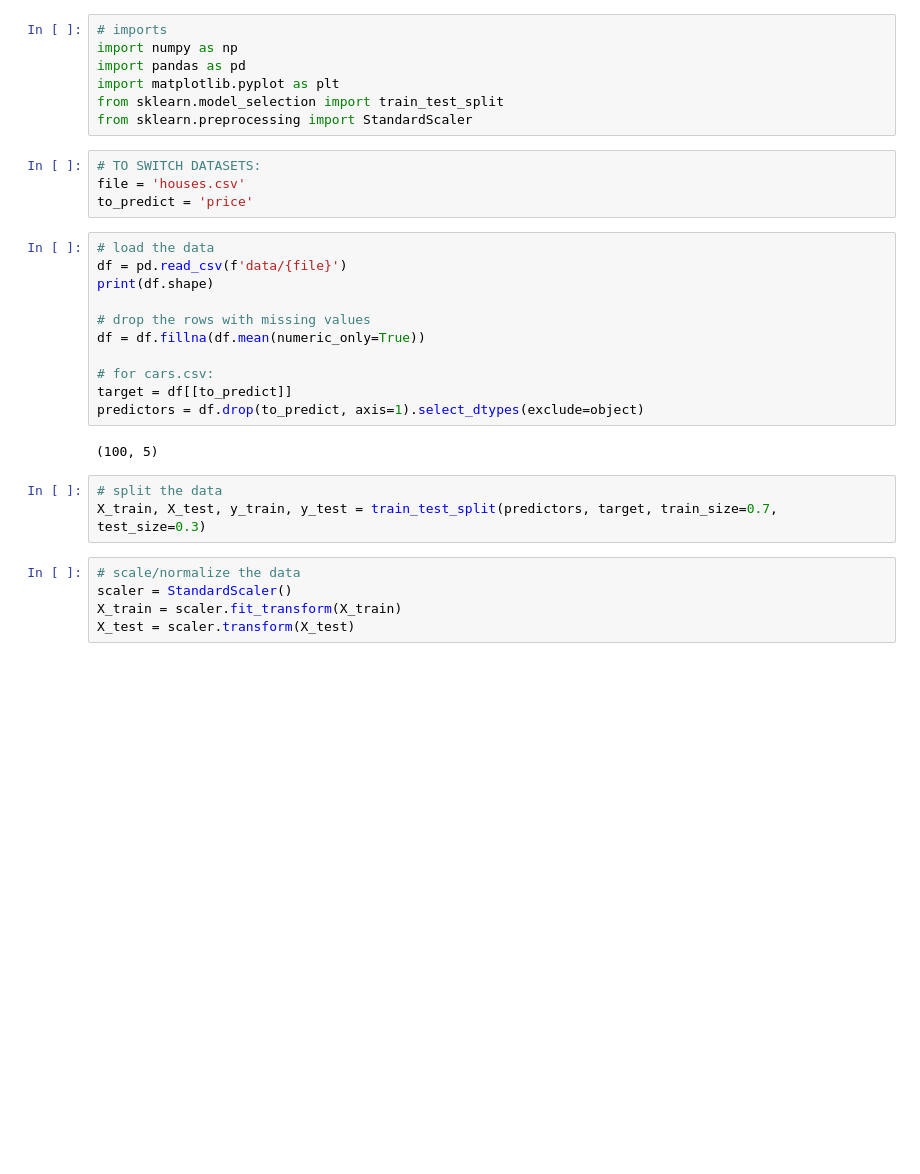
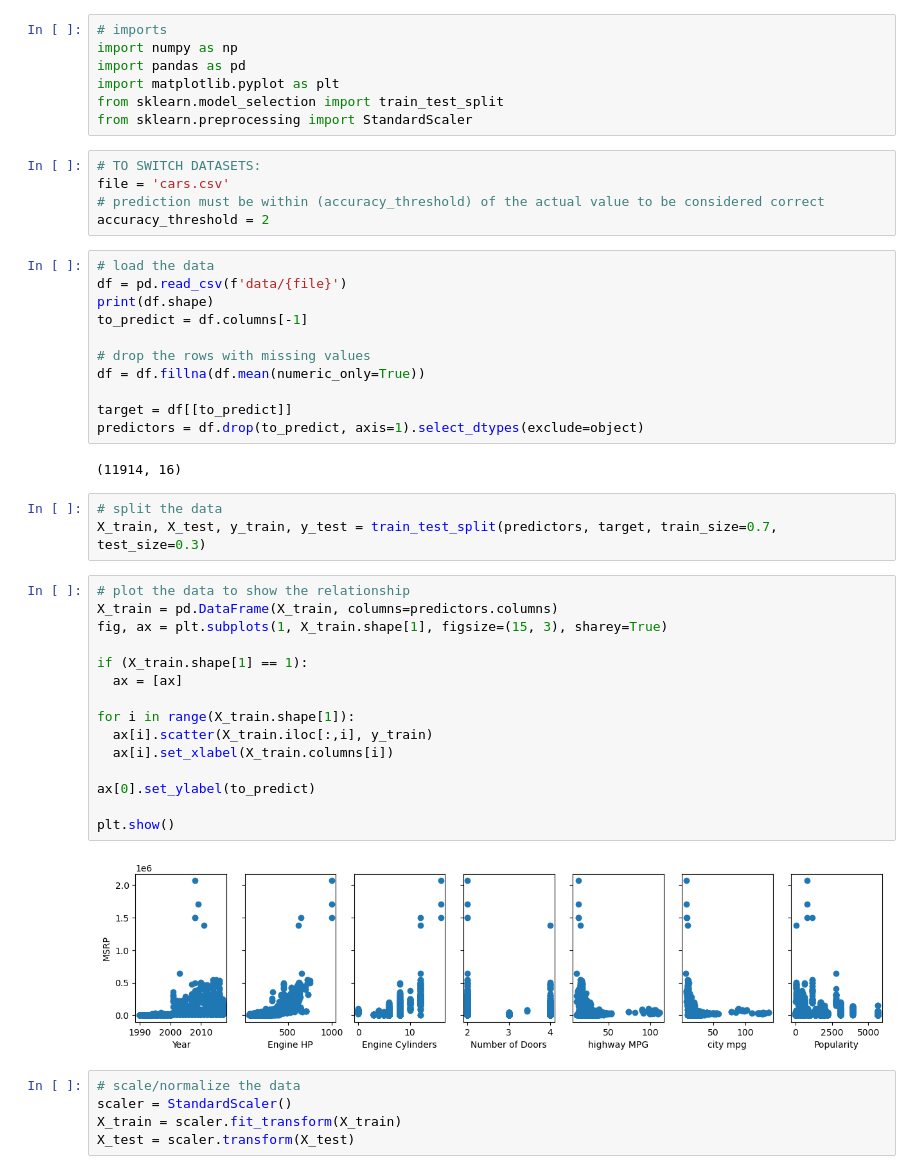
Before and after one commit to jaimanm/linear-regressor, a Jupyter notebook: main.ipynb, the cells around one changed output. Saved outputs shown, nothing was run; the diff lists cells and outputs as text; blank space fills up the shorter version.

```diff
--- a/main.ipynb
+++ b/main.ipynb
@@ -7,26 +7,44 @@ import pandas as pd
 import matplotlib.pyplot as plt
 from sklearn.model_selection import train_test_split
 from sklearn.preprocessing import StandardScaler
-# %%
-# TO SWITCH DATASETS:
-file = 'houses.csv'
-to_predict = 'price'
+# %%
+# TO SWITCH DATASETS:
+file = 'cars.csv'
+# prediction must be within (accuracy_threshold) of the actual value to be considered correct
+accuracy_threshold = 2
 # %%
 # load the data
 df = pd.read_csv(f'data/{file}')
 print(df.shape)
+to_predict = df.columns[-1]
 
 # drop the rows with missing values
 df = df.fillna(df.mean(numeric_only=True))
 
-# for cars.csv:
 target = df[[to_predict]]
 predictors = df.drop(to_predict, axis=1).select_dtypes(exclude=object)
 # %% [output]
-(100, 5)
+(11914, 16)
 # %%
 # split the data
 X_train, X_test, y_train, y_test = train_test_split(predictors, target, train_size=0.7, test_size=0.3)
+# %%
+# plot the data to show the relationship
+X_train = pd.DataFrame(X_train, columns=predictors.columns)
+fig, ax = plt.subplots(1, X_train.shape[1], figsize=(15, 3), sharey=True)
+
+if (X_train.shape[1] == 1):
+  ax = [ax]
+
+for i in range(X_train.shape[1]):
+  ax[i].scatter(X_train.iloc[:,i], y_train)
+  ax[i].set_xlabel(X_train.columns[i])
+
+ax[0].set_ylabel(to_predict)
+
+plt.show()
+# %% [output]
+[figure, added]
 # %%
 # scale/normalize the data
 scaler = StandardScaler()
```
Also changed, not shown: parts of 17 cells of this notebook, 2 other files.
